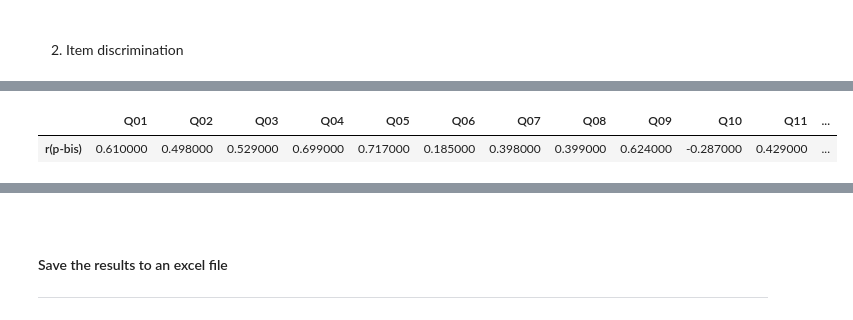
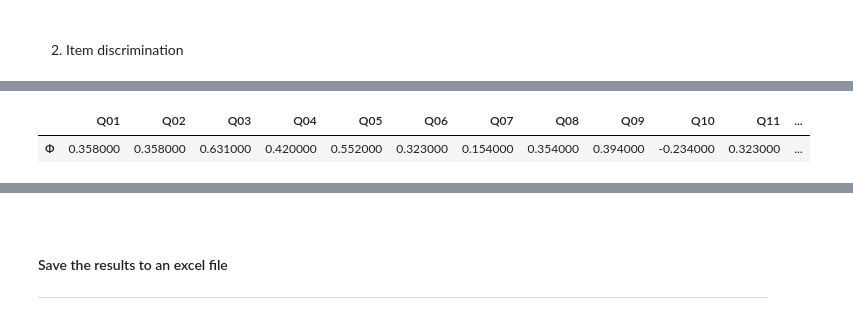
Before and after one commit to olgarozhdestvina/Data-Science-and-Machine-Learning, a Jupyter notebook: Data analytics/Language tests/One test dichotomous analysis CRT.ipynb, the cells around one changed output, grey strips where cells are left out. Saved outputs shown, nothing was run; the diff lists cells and outputs as text; code cells hidden in the pictures.

```diff
--- a/Data analytics/Language tests/One test dichotomous analysis CRT.ipynb
+++ b/Data analytics/Language tests/One test dichotomous analysis CRT.ipynb
@@ -231,5 +225,0 @@ ___
-# %%
-# calculating z and T scores
-test['z'] = np.round((test['Total'] - stats.loc['mean'][0])/stats.loc['std(pop)'][0],1)
-test['T'] = test['z'] * 10 + 50
-test.head()
@@ -293,7 +266,7 @@ item_facility
 2. Item discrimination
 # %%
 # compute discrimination
-IDul = pd.DataFrame({'ID(UL)': item_facility.loc['IF(upper)'] - item_facility.loc['IF(lower)']}).T
-r_pb = pd.DataFrame({'r(p-bis)': np.round(test.drop(['Student', 'Total', '% Correct', 'z', 'T'], axis=1).corrwith(test['Total'],method='pearson'), 3)}).T
+B_index = pd.DataFrame({'B-index': item_facility.loc['IF(upper)'] - item_facility.loc['IF(lower)']}).T
+phi = pd.DataFrame({'Ф': np.round(test.drop(['Student', 'Total', '% Correct', 'Mastery?'], axis=1).corrwith(test['Mastery?'],method='pearson'), 3)}).T
 # %%
 # concat the results into one dataframe
@@ -343,7 +295,7 @@ IDul.style.apply(lambda x: ["background: yellow" if v < 0.3999999999 else "" for
 # %%
-r_pb.style.apply(lambda x: ["background: yellow" if v < 0.2999999999 else "" for v in x], axis = 1)
+phi.style.apply(lambda x: ["background: yellow" if v < 0.2999999999 else "" for v in x], axis = 1)
 # %% [output]
 |  | Q01 | Q02 | Q03 | Q04 | Q05 | Q06 | Q07 | Q08 | Q09 | Q10 | Q11 | ... |
-| r(p-bis) | 0.610000 | 0.498000 | 0.529000 | 0.699000 | 0.717000 | 0.185000 | 0.398000 | 0.399000 | 0.624000 | -0.287000 | 0.429000 | ... |
+| Ф | 0.358000 | 0.358000 | 0.631000 | 0.420000 | 0.552000 | 0.323000 | 0.154000 | 0.354000 | 0.394000 | -0.234000 | 0.323000 | ... |
 # %%
 # create a list of questions for revesion
```
Also changed, not shown: parts of 15 cells of this notebook, 1 other file.
